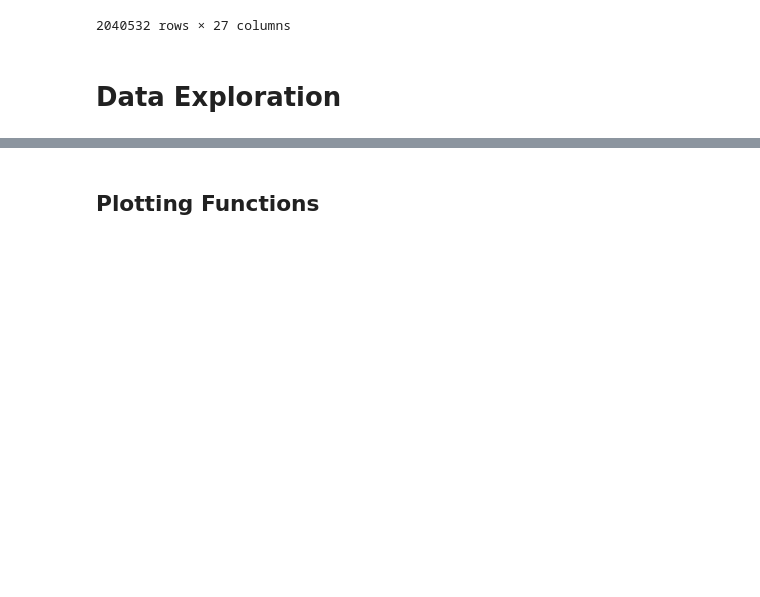
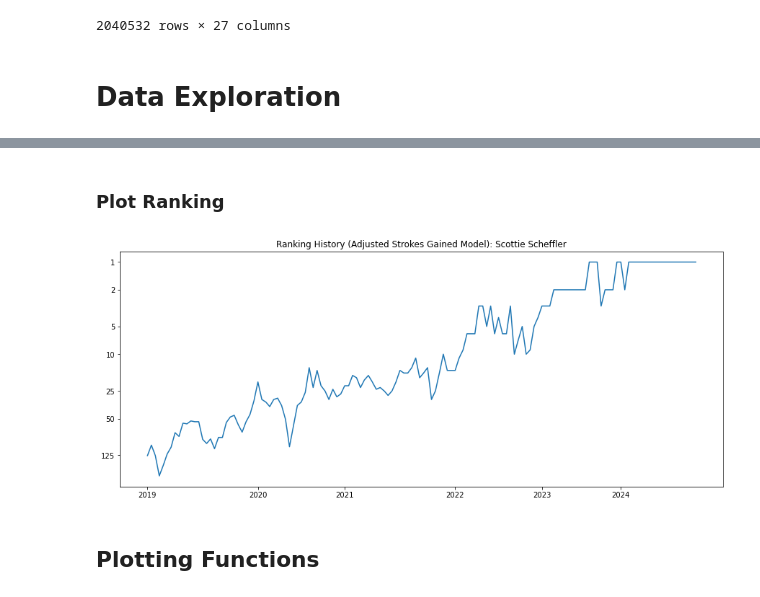
Before and after one commit to james-tyler1423/project, a Jupyter notebook: exploration.ipynb, the cells around one changed output, grey strips where cells are left out. Saved outputs shown, nothing was run; the diff lists cells and outputs as text; code cells hidden in the pictures; blank space fills up the shorter version.

```diff
--- a/exploration.ipynb
+++ b/exploration.ipynb
@@ -319,3 +612,72 @@ df4.head(10)
+# %% [markdown]
+### Plot Ranking
+# %%
+def plot_ranking_history_player(name):
+
+    # Configurable minimum number of points per year
+    min_points = 20  # Example: only include years with at least 10 data points
+
+    dff = df3[(df3["name"] == name)&(df3["model_ranking"].notna())].reset_index(drop=True)
+
+    # Line plot for EWMA
+    plt.plot(dff.index, dff["model_ranking"])
+
+    # Convert date column to datetime if necessary
+    dff["date"] = pd.to_datetime(dff["date"])
+
+    # Extract unique years
+    unique_years = dff["date"].dt.year.unique()
+
+    # Find the index corresponding to the first occurrence of each year,
+    # but only include years with at least `min_points` data points
+    year_indices = [
+        dff[dff["date"].dt.year == year].index[0]
+        for year in unique_years
+        if len(dff[dff["date"].dt.year == year]) >= min_points
+    ]
+
+    # Filter unique years for labeling, ensuring they match the filtered indices
+    filtered_years = [
+        year
+        for year in unique_years
+        if len(dff[dff["date"].dt.year == year]) >= min_points
+    ]
+
+    # Set ticks at these indices
+    plt.gca().set_xticks(year_indices)
+
+    # Set tick labels as the filtered years
+    plt.gca().set_xticklabels(filtered_years)
+
+    # Set the y-axis to logarithmic scale (base 2)
+    plt.yscale('log', base=2)
+
+    # Find the maximum value in the 'end_rank' column
+    max_rank = dff["model_ranking"].max()
+
+    # Define the custom ticks you want to display
+    custom_ticks = [1, 2, 5, 10, 25, 50, 125, 250, 500, 1000, 2000]
+
+    # Filter ticks based on the maximum rank value
+    y_ticks = [tick for tick in custom_ticks if tick <= max_rank]
+
+    plt.yticks(y_ticks)
+
+    # Optionally, set y-tick labels as the original values
+    plt.gca().set_yticklabels(y_ticks)
+
+    # Invert the y-axis
+    plt.gca().invert_yaxis()
+
+    # Set title
+    plt.title(f"Ranking History (Adjusted Strokes Gained Model): {dff.name.values[0]}")
+
+    # Display the plot
+    plt.show();
+
+plot_ranking_history_player("Scottie Scheffler")
+# %% [output]
+[figure, added]
 # %% [markdown]
 ## Plotting Functions
 # %%
```
Also changed, not shown: parts of 31 cells of this notebook, 1 other file.
